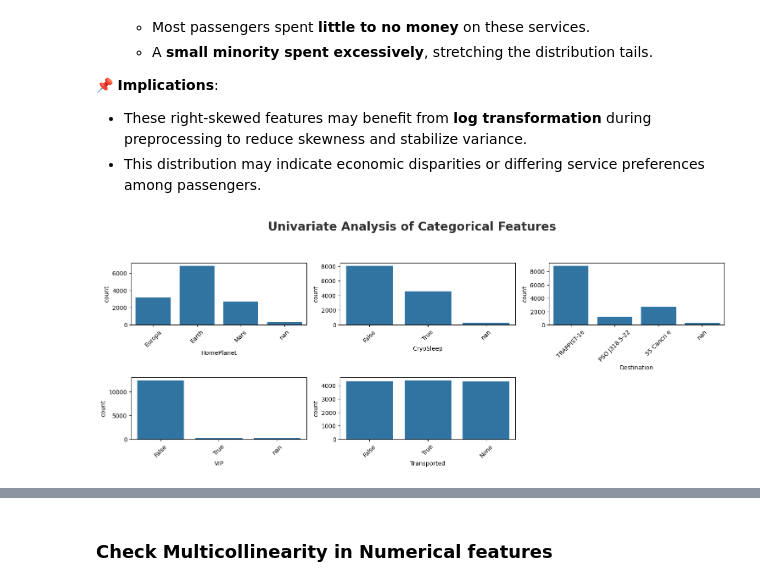
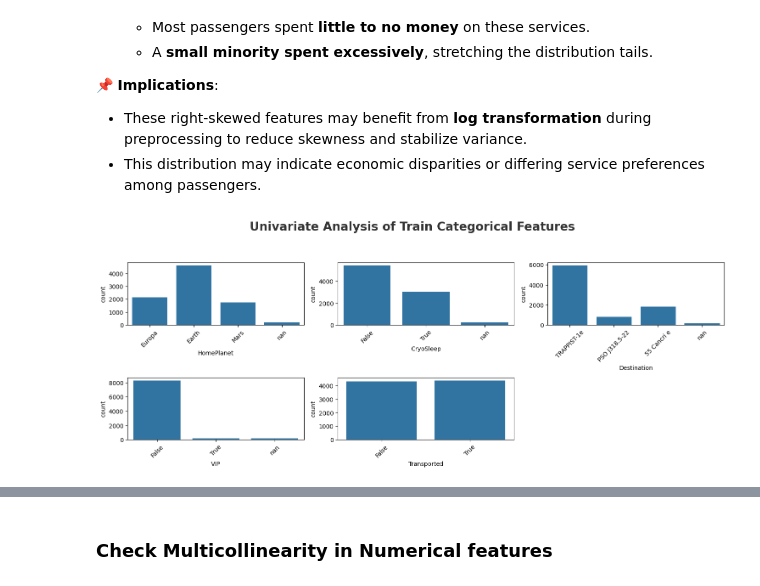
Before and after one commit to MD0210/mlops-spaceshiptitanic-project, a Jupyter notebook: notebook/1_EDA_spaceship_titanic.ipynb, the cells around one changed output, grey strips where cells are left out. Cells and saved outputs as stored; diff of their text form; code cells hidden in the pictures.

```diff
--- a/notebook/1_EDA_spaceship_titanic.ipynb
+++ b/notebook/1_EDA_spaceship_titanic.ipynb
@@ -195,3 +214,8 @@ True     50.362361
 False    49.637639
 Name: proportion, dtype: float64
 ---------------------------
+# %%
+# proportion of count data on categorical columns
+for col in test_categorical_features:
+    print(test_df[col].value_counts(normalize=True) * 100)
+    print('---------------------------')
@@ -198,13 +240,13 @@ Name: proportion, dtype: float64
 # %%
-rows = math.ceil(len(numeric_features) / 2)
+rows = math.ceil(len(train_numeric_features) / 2)
 fig, axes = plt.subplots(rows, 2, figsize=(15, 5 * rows))
-fig.suptitle('Univariate Analysis of Numerical Features', fontsize=20, fontweight='bold', alpha=0.8, y=1.02)
+fig.suptitle('Univariate Analysis of Train Numerical Features', fontsize=20, fontweight='bold', alpha=0.8, y=1.02)
 
 # Flatten axes for easy indexing
 axes = axes.flatten()
 
-for i, feature in enumerate(numeric_features):
-    sns.kdeplot(x=df[feature], ax=axes[i], color='blue')
+for i, feature in enumerate(train_numeric_features):
+    sns.kdeplot(x=train_df[feature], ax=axes[i], color='blue')
     axes[i].set_xlabel(feature)
 
 # Hide unused subplots if any
@@ -217,0 +260,18 @@ plt.show()
+# %%
+rows = math.ceil(len(test_numeric_features) / 2)
+fig, axes = plt.subplots(rows, 2, figsize=(15, 5 * rows))
+fig.suptitle('Univariate Analysis of Test Numerical Features', fontsize=20, fontweight='bold', alpha=0.8, y=1.02)
+
+# Flatten axes for easy indexing
+axes = axes.flatten()
+
+for i, feature in enumerate(test_numeric_features):
+    sns.kdeplot(x=test_df[feature], ax=axes[i], color='blue')
+    axes[i].set_xlabel(feature)
+
+# Hide unused subplots if any
+for j in range(i + 1, len(axes)):
+    fig.delaxes(axes[j])
+
+plt.tight_layout(rect=[0, 0, 1, 0.96])
+plt.show()
@@ -230,22 +292,22 @@ From the univariate analysis of numerical features, we observe distinct distribu
 - This distribution may indicate economic disparities or differing service preferences among passengers.
 # %%
 # Safely remove columns from list
-categorical_features = [col for col in categorical_features if col not in ['Cabin', 'Name']]
+train_categorical_features = [col for col in train_categorical_features if col not in ['Cabin', 'Name','PassengerId']]
 
 # Convert to string to avoid dtype errors in seaborn (optional but recommended)
-df[categorical_features] = df[categorical_features].astype(str)
+train_df[train_categorical_features] = train_df[train_categorical_features].astype(str)
 
 # Create the plot
 plt.figure(figsize=(15, 8))
-plt.suptitle('Univariate Analysis of Categorical Features', fontsize=20, fontweight='bold', alpha=0.8, y=1.)
+plt.suptitle('Univariate Analysis of Train Categorical Features', fontsize=20, fontweight='bold', alpha=0.8, y=1.)
 
-for i in range(len(categorical_features)):
+for i in range(len(train_categorical_features)):
     plt.subplot(3, 3, i+1)
-    sns.countplot(x=df[categorical_features[i]])
-    plt.xlabel(categorical_features[i])
+    sns.countplot(x=train_df[train_categorical_features[i]])
+    plt.xlabel(train_categorical_features[i])
     plt.xticks(rotation=45)
 
 # Tight layout should be outside the loop
 plt.tight_layout(rect=[0, 0, 1, 0.95])
 # %% [output]
-[figure, old version]
+[figure, new version]
```
Also changed, not shown: parts of 45 cells of this notebook.
